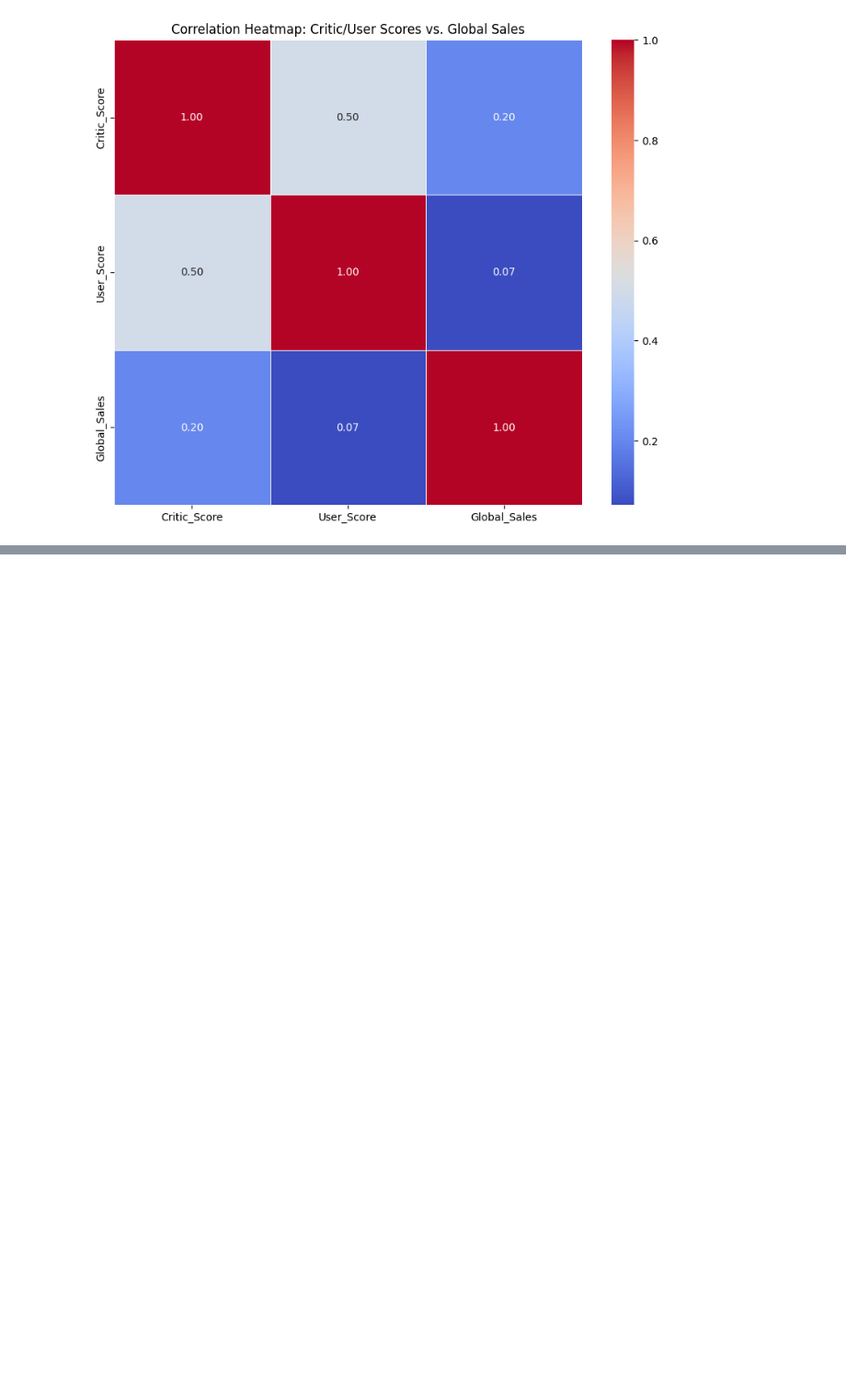
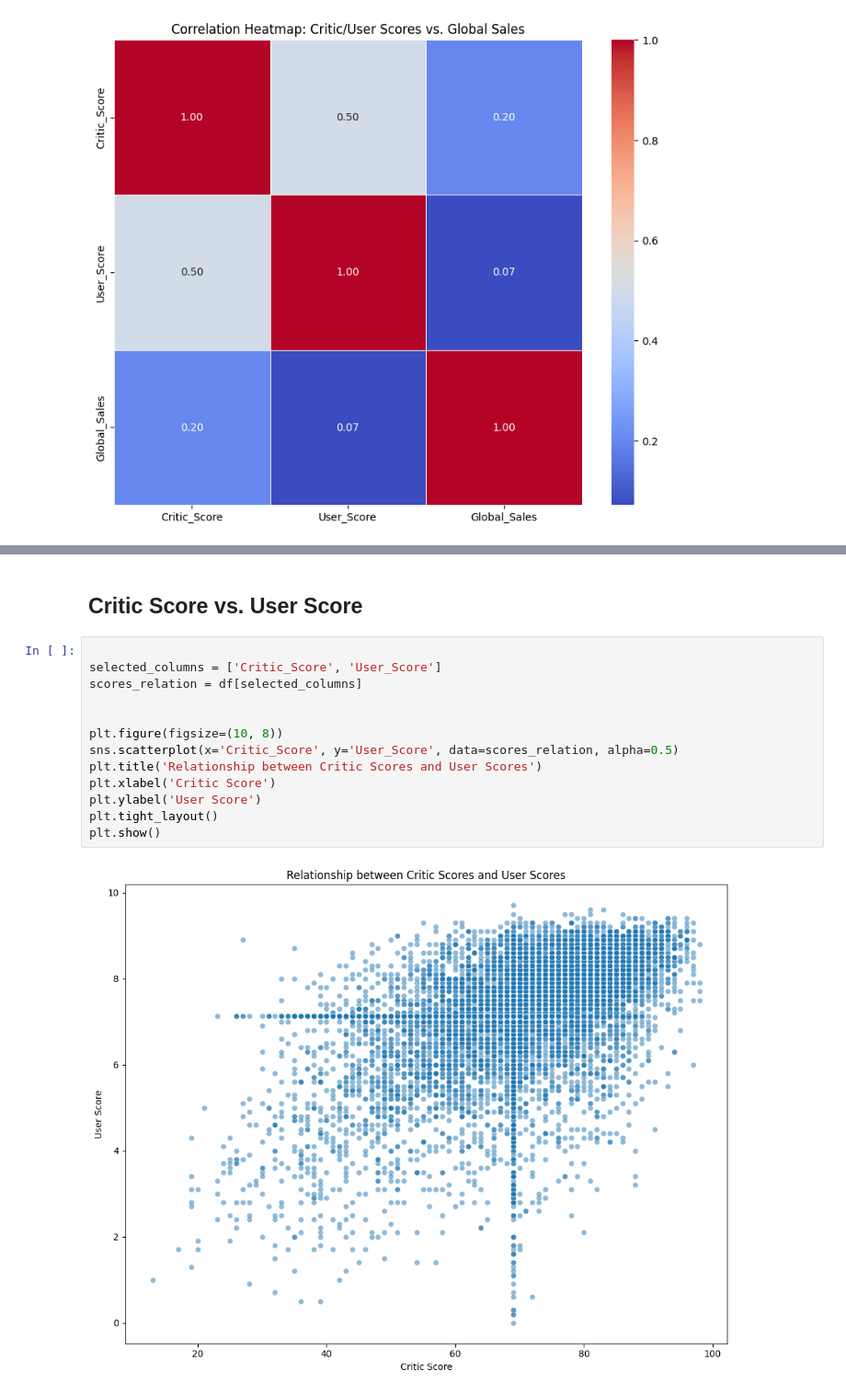
Before and after one commit to Jitesh117/video_game_analysis, a Jupyter notebook: analysis.ipynb, the cells around one changed output, grey strips where cells are left out. Shown at 92% size. Saved outputs shown, nothing was run; the diff lists cells and outputs as text; blank space fills up the shorter version.

```diff
--- a/analysis.ipynb
+++ b/analysis.ipynb
@@ -285,0 +320,17 @@ Text(0.5, 1.0, 'Correlation Heatmap: Critic/User Scores vs. Global Sales')
+# %% [markdown]
+## Critic Score vs. User Score
+# %%
+
+selected_columns = ['Critic_Score', 'User_Score']
+scores_relation = df[selected_columns]
+
+
+plt.figure(figsize=(10, 8))
+sns.scatterplot(x='Critic_Score', y='User_Score', data=scores_relation, alpha=0.5)
+plt.title('Relationship between Critic Scores and User Scores')
+plt.xlabel('Critic Score')
+plt.ylabel('User Score')
+plt.tight_layout()
+plt.show()
+# %% [output]
+[figure, added]
```
Also changed, not shown: parts of 13 cells of this notebook, 1 other file.
